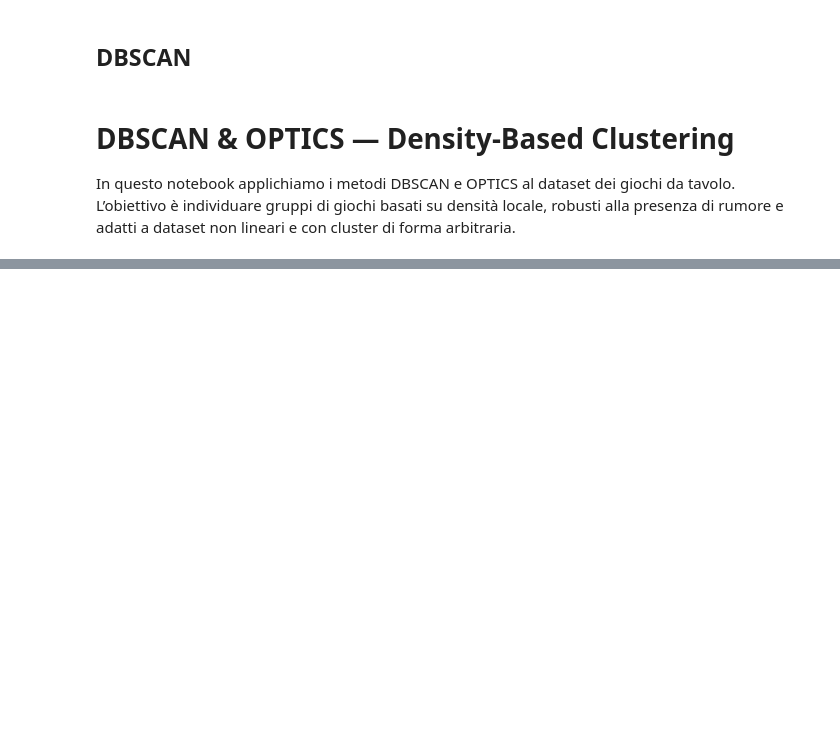
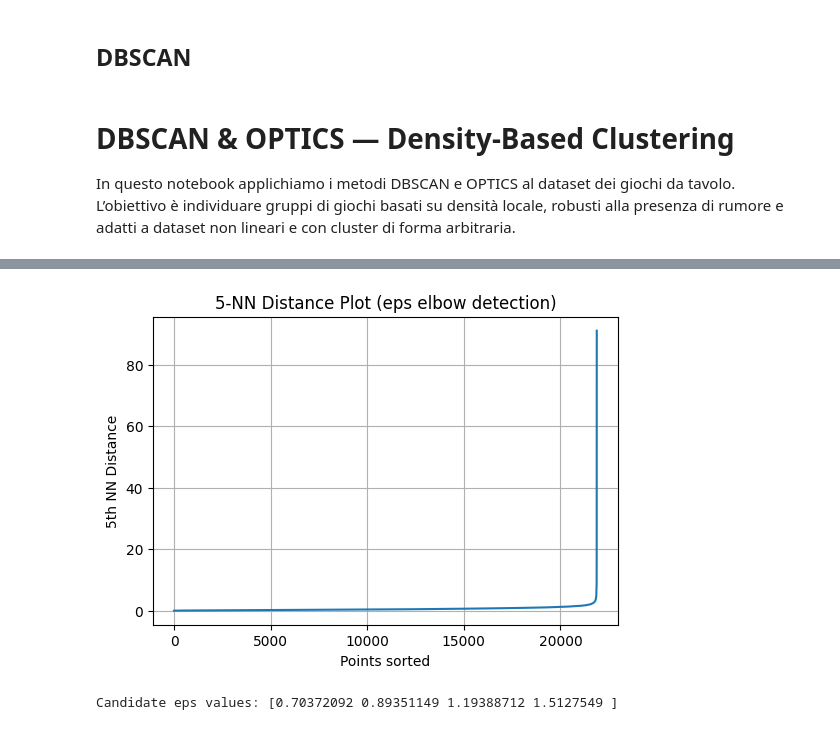
Before and after one commit to leopasq24/DataMining, a Jupyter notebook: dbscan_optics_clustering.ipynb, the cells around one changed output, grey strips where cells are left out. Cells and saved outputs as stored; diff of their text form; code cells hidden in the pictures; blank space fills up the shorter version.

Commit message:
dbscan1

```diff
--- a/dbscan_optics_clustering.ipynb
+++ b/dbscan_optics_clustering.ipynb
@@ -726,0 +8,48 @@ Cluster
+# %%
+import pandas as pd
+import numpy as np
+from sklearn.preprocessing import StandardScaler
+from sklearn.neighbors import NearestNeighbors
+from sklearn.cluster import DBSCAN, OPTICS
+from sklearn.metrics import silhouette_score
+import matplotlib.pyplot as plt
+import seaborn as sns
+
+# Load cleaned dataset
+df = pd.read_csv("./dataset/DM1_game_dataset_cleaned.csv")
+
+# Select numeric features
+X = df.select_dtypes(include=['number']).drop(columns=["BGGId"], errors='ignore')
+
+# Remove boolean 0/1 columns used as categories
+X = X.loc[:, ~(X.nunique() == 2)]
+
+# Drop missing values
+X = X.dropna()
+
+# Standardize
+scaler = StandardScaler()
+X_scaled = scaler.fit_transform(X)
+# %%
+# Compute 5-NN distances
+k = 5
+nbrs = NearestNeighbors(n_neighbors=k).fit(X_scaled)
+distances, _ = nbrs.kneighbors(X_scaled)
+d5 = np.sort(distances[:, k-1])
+
+# Plot k-distance graph
+plt.figure(figsize=(6,4))
+plt.plot(d5)
+plt.title("5-NN Distance Plot (eps elbow detection)")
+plt.xlabel("Points sorted")
+plt.ylabel("5th NN Distance")
+plt.grid()
+plt.show()
+
+# Automatic elbow finder: max curvature point
+diff = np.diff(d5)
+eps_candidates = np.quantile(d5, [0.70, 0.80, 0.90, 0.95])
+print("Candidate eps values:", eps_candidates)
+# %% [output]
+[figure, added]
+Candidate eps values: [0.70372092 0.89351149 1.19388712 1.5127549 ]
```
Also changed, not shown: parts of 17 cells of this notebook.
